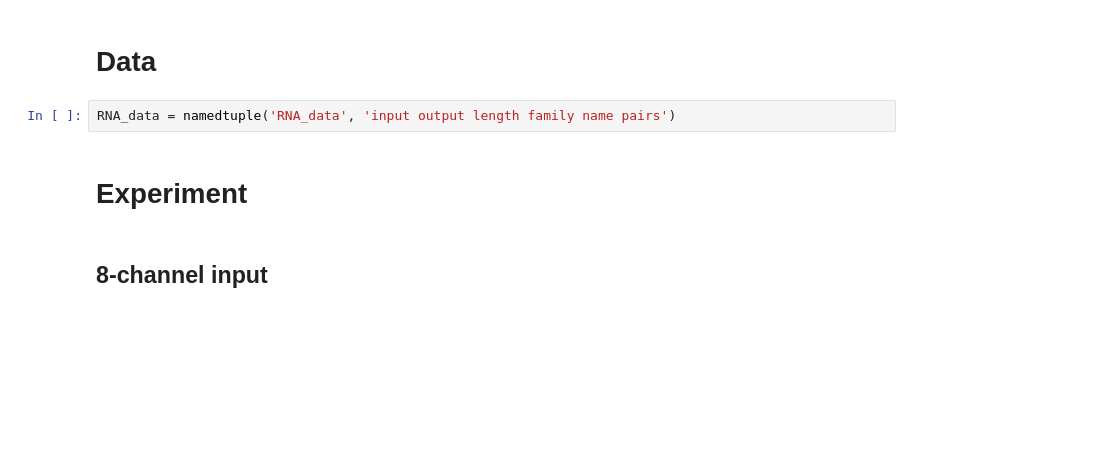
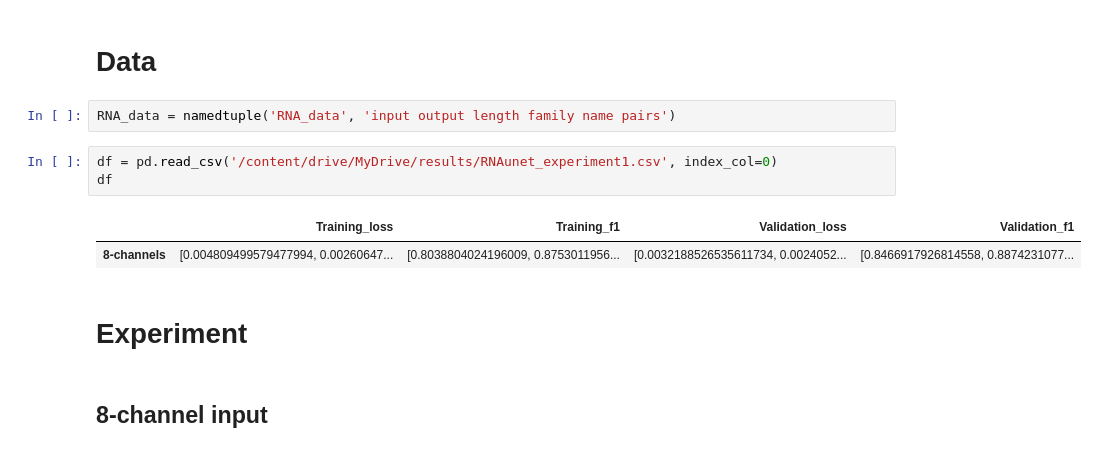
Before and after one commit to MEskerod/StructUnet, a Jupyter notebook: experiments/RNAUnet_experiment1.ipynb, the cells around one changed output. Saved outputs shown, nothing was run; the diff lists cells and outputs as text; blank space fills up the shorter version.

```diff
--- a/experiments/RNAUnet_experiment1.ipynb
+++ b/experiments/RNAUnet_experiment1.ipynb
@@ -77,6 +77,12 @@ def test_inputs(tar_path, output_file = None, df = None):
 # Data
 # %%
 RNA_data = namedtuple('RNA_data', 'input output length family name pairs')
+# %%
+df = pd.read_csv('/content/drive/MyDrive/results/RNAunet_experiment1.csv', index_col=0)
+df
+# %% [output]
+|  | Training_loss | Training_f1 | Validation_loss | Validation_f1 |
+| 8-channels | [0.004809499579477994, 0.00260647... | [0.8038804024196009, 0.8753011956... | [0.0032188526535611734, 0.0024052... | [0.8466917926814558, 0.8874231077... |
 # %% [markdown]
 # Experiment
 # %% [markdown]
```
Also changed, not shown: parts of 3 cells of this notebook.
